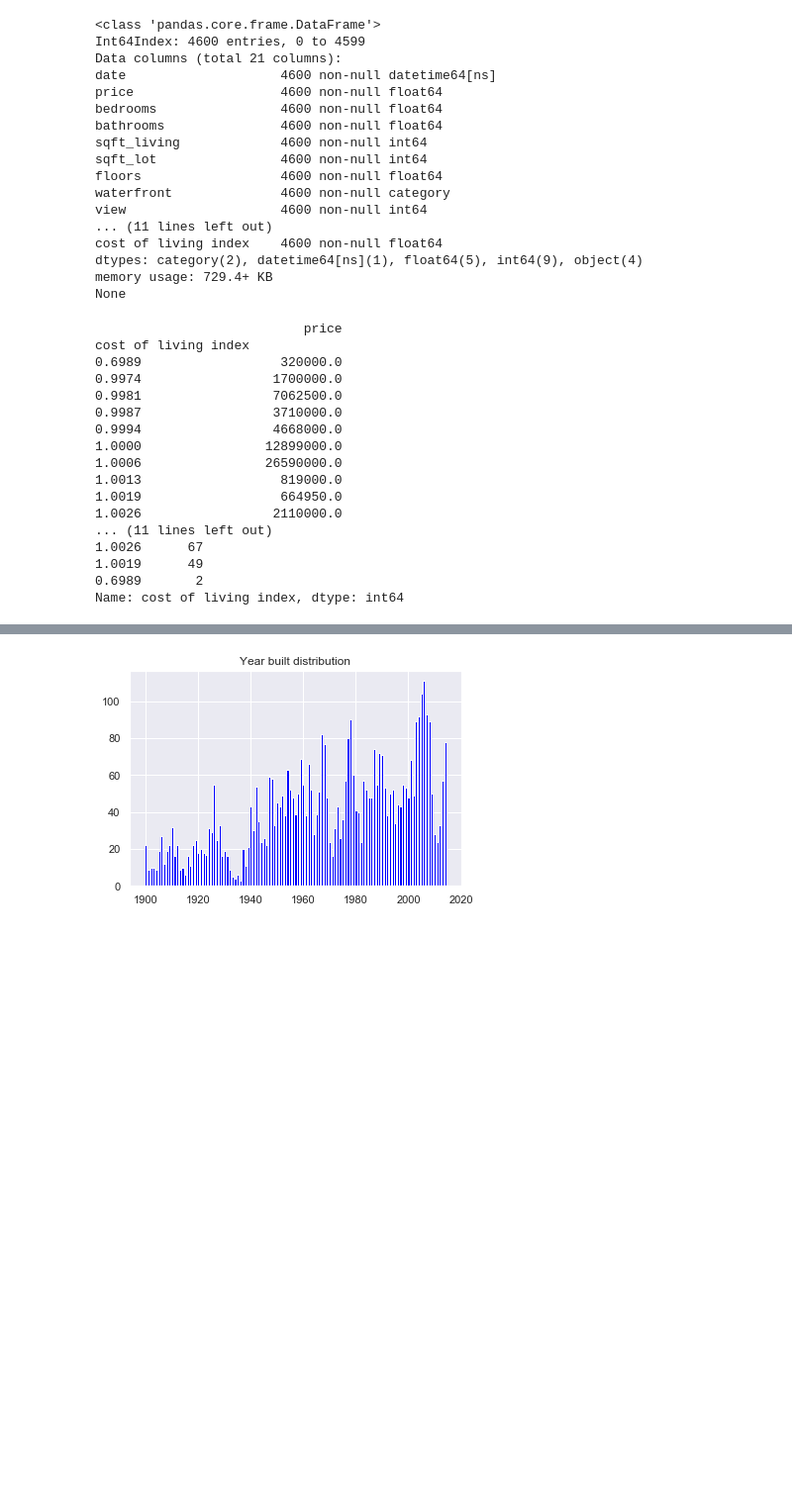
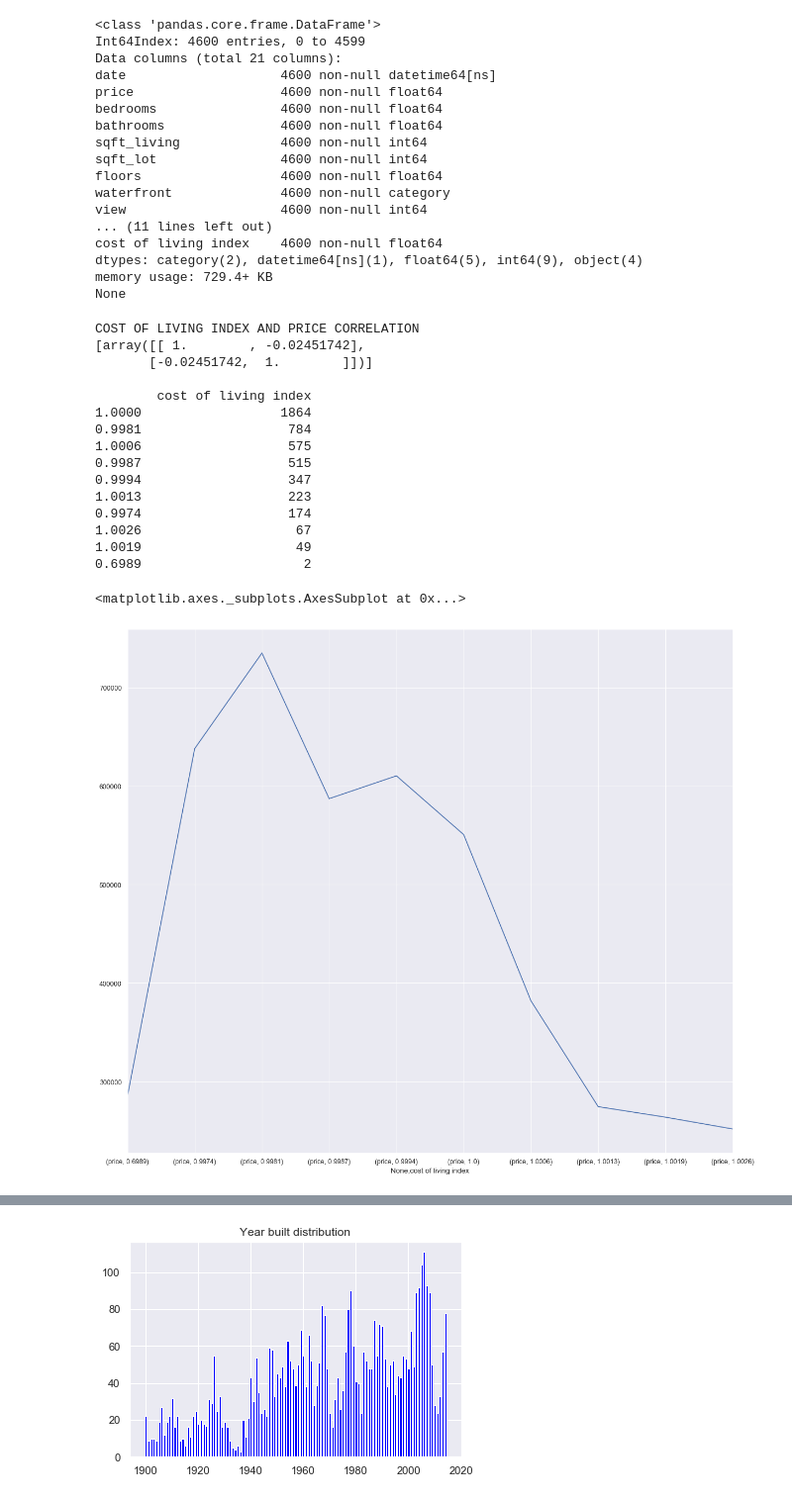
Before and after one commit to oleh-sorokin/House_prices, a Jupyter notebook: House_prices_prediction.ipynb, the cells around one changed output, grey strips where cells are left out. Shown: that part at 99% size. Drawn from its saved outputs; the diff is of its cells as text; code cells hidden in the pictures; blank space fills up the shorter version.

Commit message:
some visuals were added on feature engineering step

```diff
--- a/House_prices_prediction.ipynb
+++ b/House_prices_prediction.ipynb
@@ -119,29 +119,32 @@ cost of living index    4600 non-null float64
 dtypes: category(2), datetime64[ns](1), float64(5), int64(9), object(4)
 memory usage: 729.4+ KB
 None
-# %%
-#Exploring new data
-print(data[['cost of living index','price']]
-      .groupby('cost of living index').max()
-      .sort_values(by='cost of living index'),'\n')
-
-print([np.corrcoef(data['cost of living index'],data['price'])],'\n')
-print(data['cost of living index'].value_counts())
-# %% [output]
-                           price
-cost of living index
-0.6989                  320000.0
-0.9974                 1700000.0
-0.9981                 7062500.0
-0.9987                 3710000.0
-0.9994                 4668000.0
-1.0000                12899000.0
-1.0006                26590000.0
-1.0013                  819000.0
-1.0019                  664950.0
-1.0026                 2110000.0
-... (11 lines left out)
-1.0026      67
-1.0019      49
-0.6989       2
-Name: cost of living index, dtype: int64
+# %%
+#Exploring new data
+print('COST OF LIVING INDEX AND PRICE CORRELATION')
+print([np.corrcoef(data['cost of living index'],data['price'])],'\n')
+
+plt.figure(figsize=(18, 16), dpi= 80, facecolor='w', edgecolor='k')
+
+ind_dist=pd.DataFrame(data['cost of living index'].value_counts())
+print(ind_dist)
+
+data[['cost of living index','price']].groupby('cost of living index').mean().sort_values(by='cost of living index').unstack().plot()
+# %% [output]
+COST OF LIVING INDEX AND PRICE CORRELATION
+[array([[ 1.        , -0.02451742],
+       [-0.02451742,  1.        ]])]
+
+        cost of living index
+1.0000                  1864
+0.9981                   784
+1.0006                   575
+0.9987                   515
+0.9994                   347
+1.0013                   223
+0.9974                   174
+1.0026                    67
+1.0019                    49
+0.6989                     2
+<matplotlib.axes._subplots.AxesSubplot at 0x...>
+[figure, added]
```
Also changed, not shown: parts of 3 cells of this notebook.
